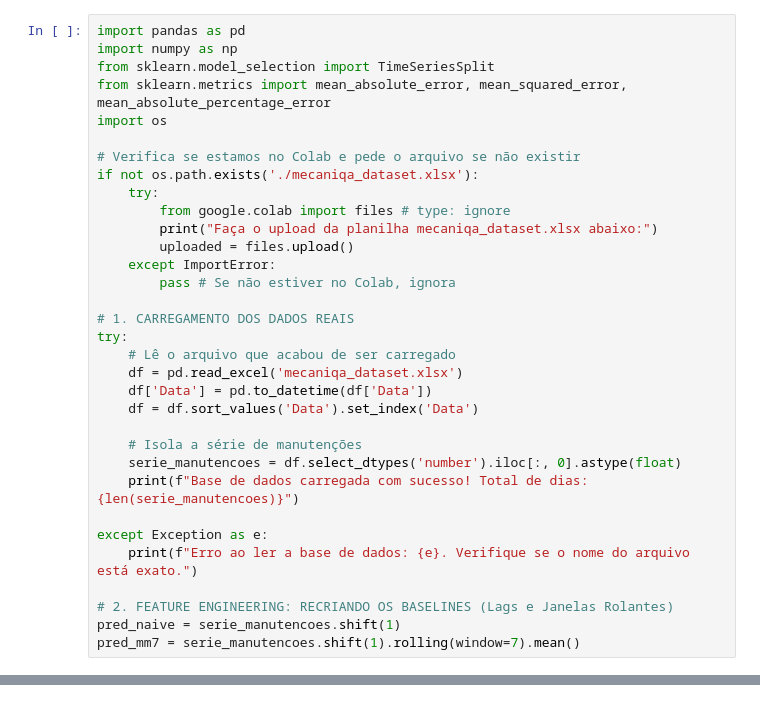
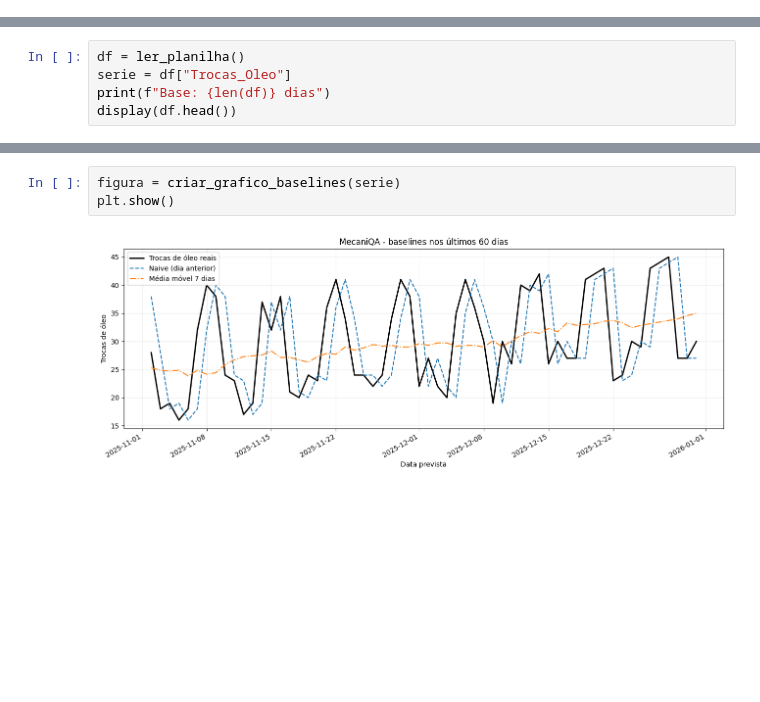
Before and after one commit to DouglasLeite77/mecaniQA-MACAPA, a Jupyter notebook: metricas_timeseries.ipynb, the cells around one changed output, grey strips where cells are left out. Saved outputs shown, nothing was run; the diff lists cells and outputs as text; blank space fills up the shorter version.

```diff
--- a/metricas_timeseries.ipynb
+++ b/metricas_timeseries.ipynb
@@ -3,33 +0,0 @@
-# %%
-import pandas as pd
-import numpy as np
-from sklearn.model_selection import TimeSeriesSplit
-from sklearn.metrics import mean_absolute_error, mean_squared_error, mean_absolute_percentage_error
-import os
-
-# Verifica se estamos no Colab e pede o arquivo se não existir
-if not os.path.exists('./mecaniqa_dataset.xlsx'):
-    try:
-        from google.colab import files # type: ignore
-        print("Faça o upload da planilha mecaniqa_dataset.xlsx abaixo:")
-        uploaded = files.upload()
-    except ImportError:
-        pass # Se não estiver no Colab, ignora
-
-# 1. CARREGAMENTO DOS DADOS REAIS
-try:
-    # Lê o arquivo que acabou de ser carregado
-    df = pd.read_excel('mecaniqa_dataset.xlsx')
-    df['Data'] = pd.to_datetime(df['Data'])
-    df = df.sort_values('Data').set_index('Data')
-
-    # Isola a série de manutenções
-    serie_manutencoes = df.select_dtypes('number').iloc[:, 0].astype(float)
-    print(f"Base de dados carregada com sucesso! Total de dias: {len(serie_manutencoes)}")
-
-except Exception as e:
-    print(f"Erro ao ler a base de dados: {e}. Verifique se o nome do arquivo está exato.")
-
-# 2. FEATURE ENGINEERING: RECRIANDO OS BASELINES (Lags e Janelas Rolantes)
-pred_naive = serie_manutencoes.shift(1)
-pred_mm7 = serie_manutencoes.shift(1).rolling(window=7).mean()
@@ -88,0 +172,5 @@ Resultados do Baseline (MÉDIA MÓVEL 7) - MAE: 7.36, RMSE: 8.09, MAPE: 99961833
+# %%
+df = ler_planilha()
+serie = df["Trocas_Oleo"]
+print(f"Base: {len(df)} dias")
+display(df.head())
@@ -88,0 +217,5 @@ Resultados do Baseline (MÉDIA MÓVEL 7) - MAE: 7.36, RMSE: 8.09, MAPE: 99961833
+# %%
+figura = criar_grafico_baselines(serie)
+plt.show()
+# %% [output]
+[figure, added]
```
Also changed, not shown: parts of 10 cells of this notebook, 29 other files.
